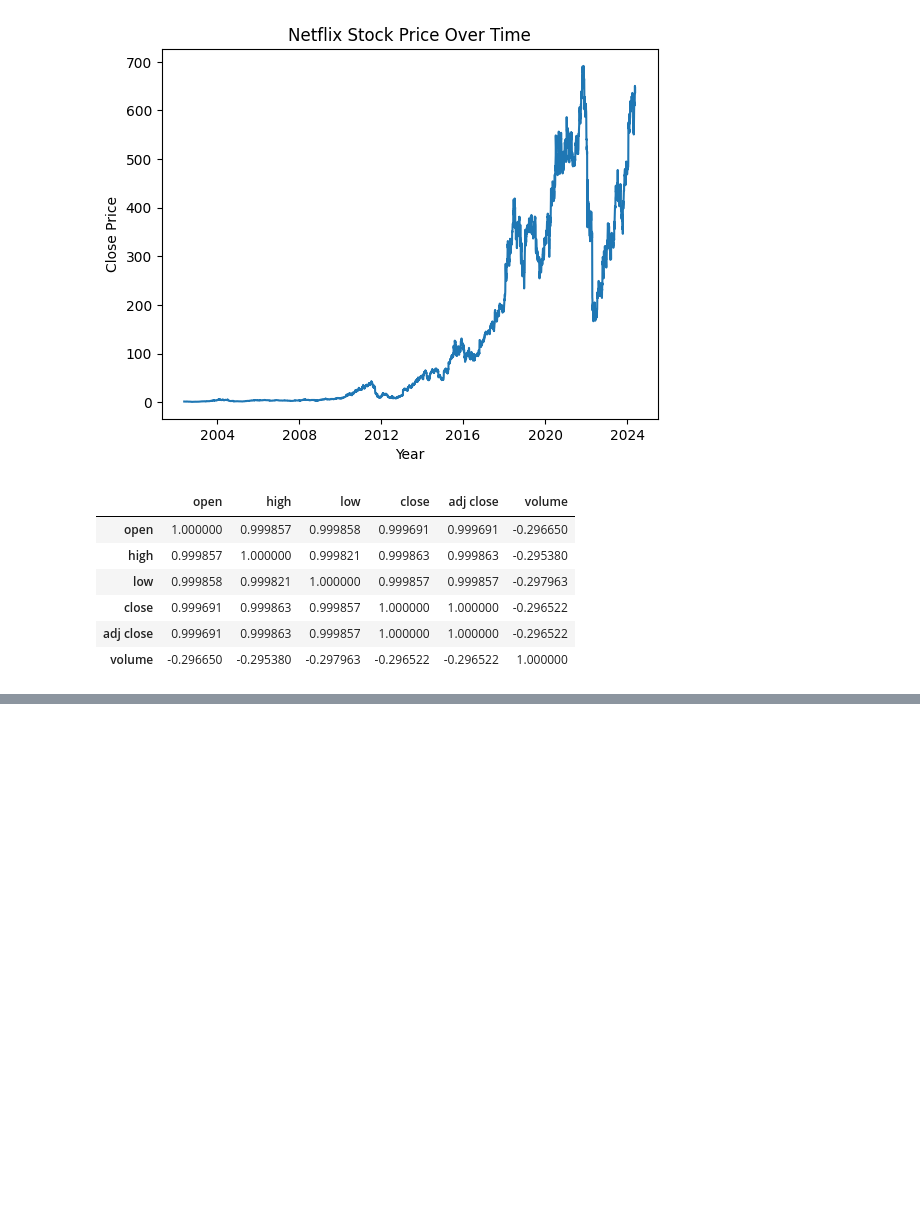
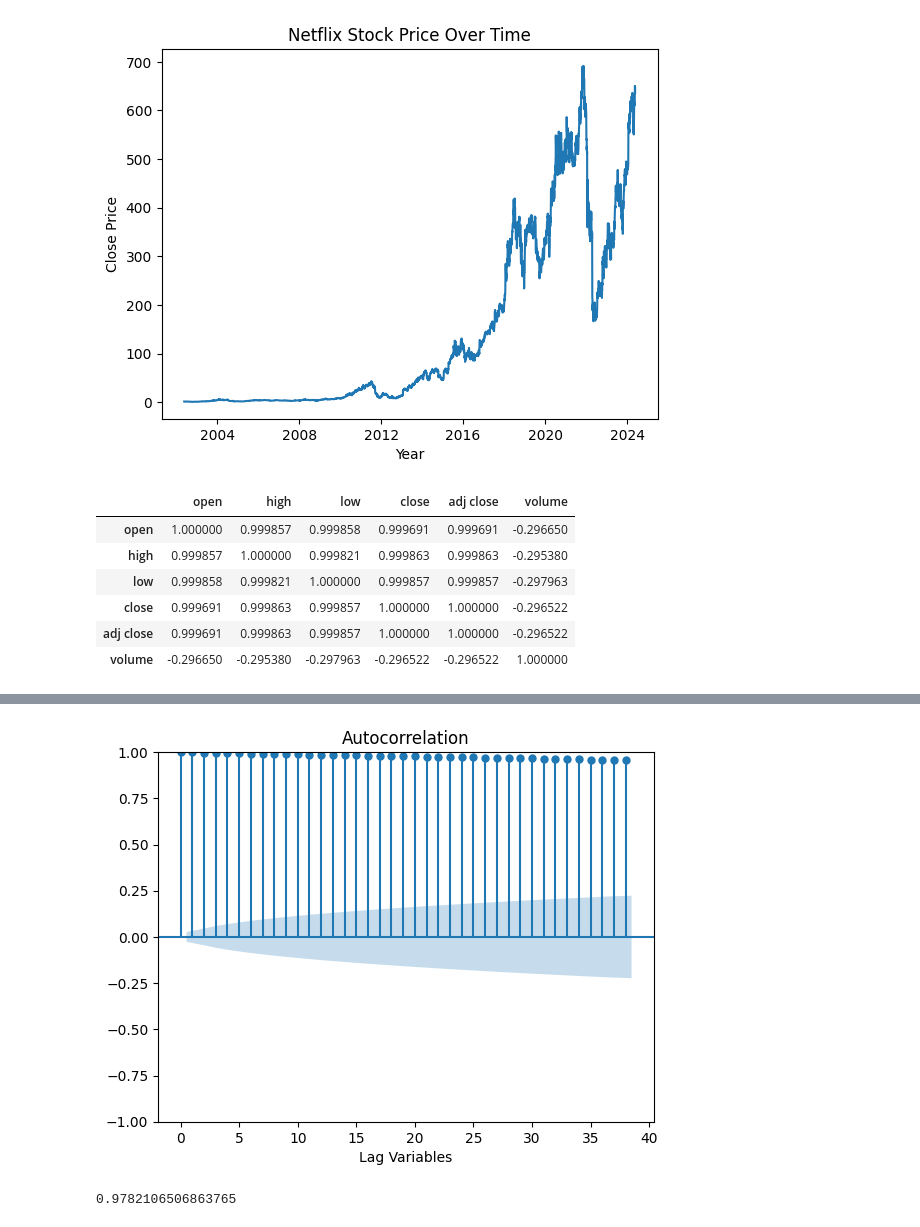
Before and after one commit to kazirshahria/regression_and_time_series, a Jupyter notebook: time_series.ipynb, the cells around one changed output, grey strips where cells are left out. Drawn from its saved outputs; the diff is of its cells as text; code cells hidden in the pictures; blank space fills up the shorter version.

```diff
--- a/time_series.ipynb
+++ b/time_series.ipynb
@@ -18,6 +20,12 @@ df.head()
 | 2 | 2002-05-28 | 1.213571 | 1.232143 | 1.157143 | 1.157143 | 1.157143 | 6609400 |
 | 3 | 2002-05-29 | 1.164286 | 1.164286 | 1.085714 | 1.103571 | 1.103571 | 6757800 |
 | 4 | 2002-05-30 | 1.107857 | 1.107857 | 1.071429 | 1.071429 | 1.071429 | 10154200 |
+# %%
+# Convert to datetime
+df["date"] = pd.to_datetime(df['date'])
+
+# Set the date as the index
+df.set_index("date", inplace=True)
 # %%
 df.info()
 # %% [output]
@@ -59,0 +115,12 @@ corr
+# %%
+# Create a ACF plot using the closing prices
+plot_acf(df["close"])
+plt.xlabel("Lag Variables")
+plt.show()
+# %% [output]
+[figure, added]
+# %%
+# Check the correlation with Lag = 1
+df["close"].corr(df["close"].shift(40))
+# %% [output]
+0.9782106506863765
```
Also changed, not shown: parts of 23 cells of this notebook.
